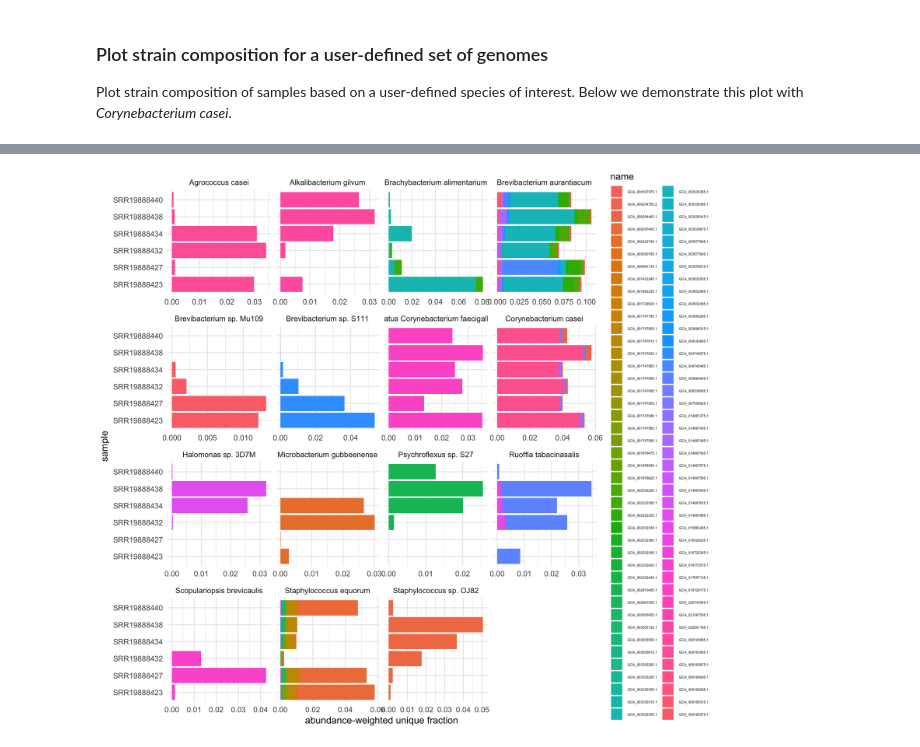
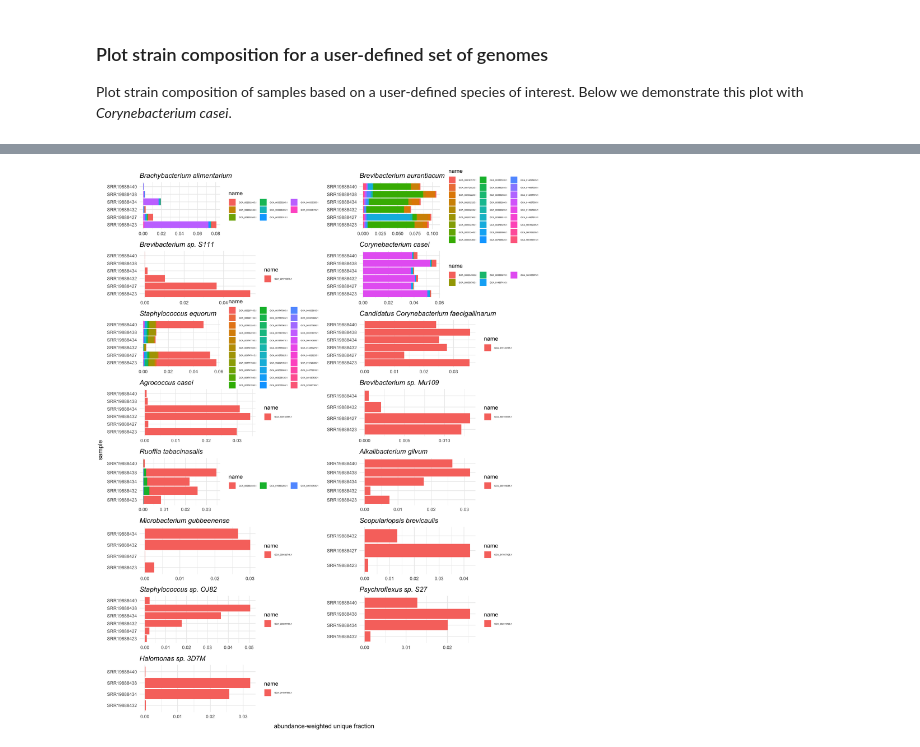
Before and after one commit to Arcadia-Science/2022-prjna853785-sourmash, a Jupyter notebook: notebooks/20220907-visualize-strains.ipynb, the cells around one changed output, grey strips where cells are left out. Saved outputs shown, nothing was run; the diff lists cells and outputs as text; code cells hidden in the pictures.

```diff
--- a/notebooks/20220907-visualize-strains.ipynb
+++ b/notebooks/20220907-visualize-strains.ipynb
@@ -186,24 +185,2 @@ The interactive plot is nice because it details the name of the genome and the l
 
 In the example below, we see that for this time series, most strains are consistently the same over time. The two exceptions are _Brachybacterium alimentarium_ and _Brevibacterium aurantiacum_.
-# %%
-options(repr.plot.width = 10, repr.plot.height = 9, repr.plot.res = 200)
-
-sourmash_taxonomy_results_filtered <- sourmash_taxonomy_results %>%
-  filter(lineage_species %in% species_with_two_abundant_genomes$lineage_species)
-
-p <- ggplot(sourmash_taxonomy_results_filtered, aes(x = query_name, y = f_unique_weighted,
-                                               fill = name, label = lowest_taxonomic_assignment)) +
-  geom_col() +
-  theme_minimal() +
-  theme(plot.title = element_text(face = "italic"),
-        legend.text = element_text(size = 4),
-        legend.key.size = unit(1,"line")) +
-  coord_flip() +
-  facet_wrap(~ species, scales = "free_x") +
-  guides(fill=guide_legend(ncol=2)) +
-  labs(x = "sample",
-       y = "abundance-weighted unique fraction")
-
-p
-# %% [output]
-[figure, removed]
@@ -215,0 +187,29 @@ htmlwidgets::saveWidget(pp, "strain.html") # write the plotly html to a file
+# %%
+#sourmash_taxonomy_results_filtered <- sourmash_taxonomy_results %>%
+#  filter(lineage_species %in% species_with_two_abundant_genomes$lineage_species)
+options(repr.plot.width = 12, repr.plot.height = 15, repr.plot.res = 200)
+
+plt_list <- list()
+for(i in 1:length(unique(sourmash_taxonomy_results_filtered$species))){
+    species_i <- unique(sourmash_taxonomy_results_filtered$species)[i]
+    plt_list[[i]] <- ggplot(sourmash_taxonomy_results_filtered %>%
+                         filter(species == species_i),
+                       aes(x = query_name, y = f_unique_weighted, fill = name, label = lowest_taxonomic_assignment)) +
+      geom_col() +
+      theme_minimal() +
+      theme(plot.title = element_text(face = "italic"),
+            legend.text = element_text(size = 4),
+            legend.key.size = unit(1, "line"),
+            legend.position = "right") +
+      coord_flip() +
+      guides(fill = guide_legend(ncol=3)) +
+      labs(x = "sample",
+           y = "abundance-weighted unique fraction",
+           title = species_i)
+}
+
+
+grid.arrange(grobs = plt_list %>% map(~.x + labs(x = NULL, y= NULL)),
+             ncol = 2, left = "sample", bottom = "abundance-weighted unique fraction")
+# %% [output]
+[figure, added]
```
Also changed, not shown: parts of 6 cells of this notebook.
